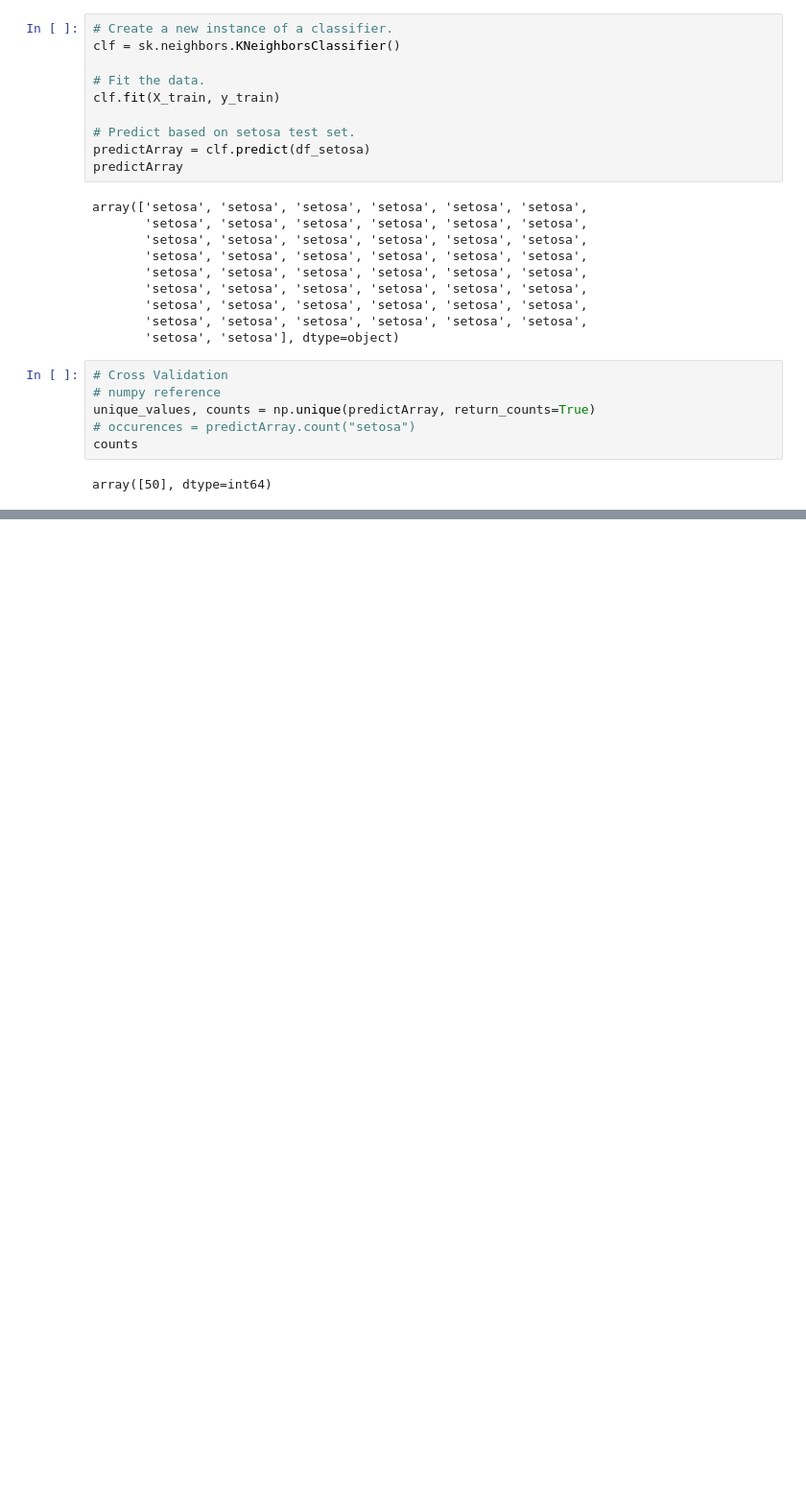
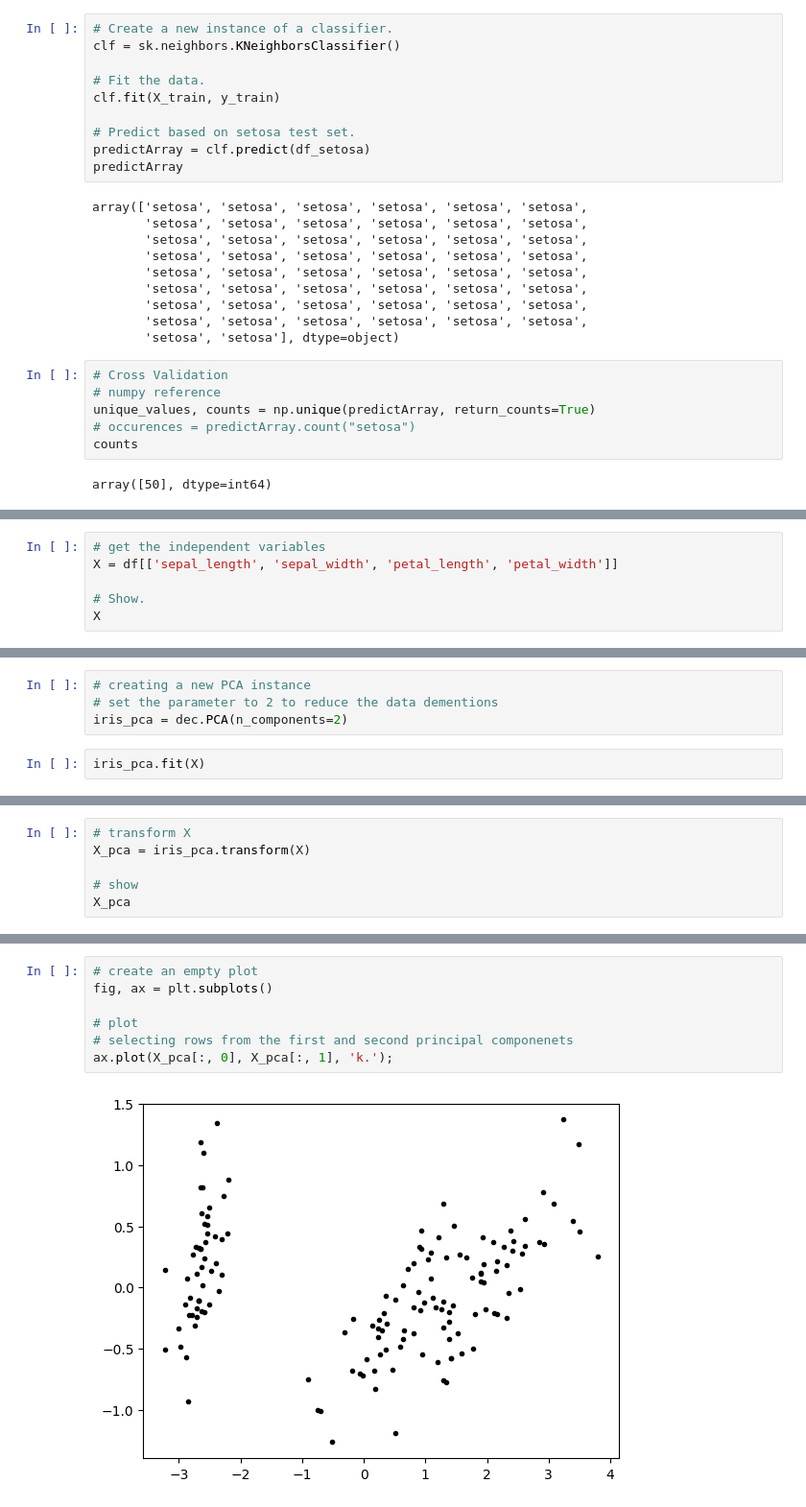
Before and after one commit to G00232918/machine_learning_and_stats, a Jupyter notebook: tasks.ipynb, the cells around one changed output, grey strips where cells are left out. Shown at 96% size. Cells and saved outputs as stored; diff of their text form; blank space fills up the shorter version.

```diff
--- a/tasks.ipynb
+++ b/tasks.ipynb
@@ -565,0 +590,6 @@ KNN was used to classify each record in the dataset and in the end it gave accur
+# %%
+# get the independent variables
+X = df[['sepal_length', 'sepal_width', 'petal_length', 'petal_width']]
+
+# Show.
+X
@@ -565,0 +610,6 @@ KNN was used to classify each record in the dataset and in the end it gave accur
+# %%
+# creating a new PCA instance
+# set the parameter to 2 to reduce the data dementions
+iris_pca = dec.PCA(n_components=2)
+# %%
+iris_pca.fit(X)
@@ -565,0 +623,6 @@ KNN was used to classify each record in the dataset and in the end it gave accur
+# %%
+# transform X
+X_pca = iris_pca.transform(X)
+
+# show
+X_pca
@@ -565,0 +647,9 @@ KNN was used to classify each record in the dataset and in the end it gave accur
+# %%
+# create an empty plot
+fig, ax = plt.subplots()
+
+# plot
+# selecting rows from the first and second principal componenets
+ax.plot(X_pca[:, 0], X_pca[:, 1], 'k.');
+# %% [output]
+[figure, added]
```
Also changed, not shown: parts of 33 cells of this notebook, 1 other file.
